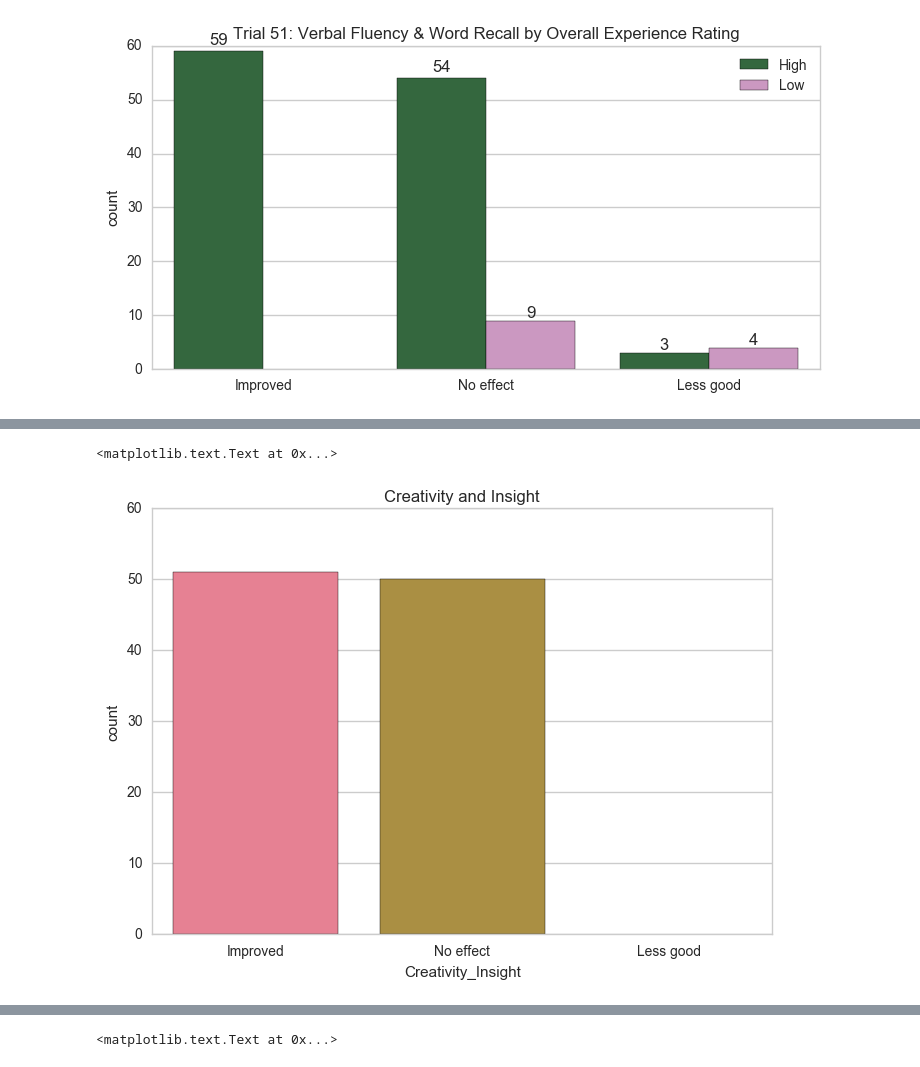
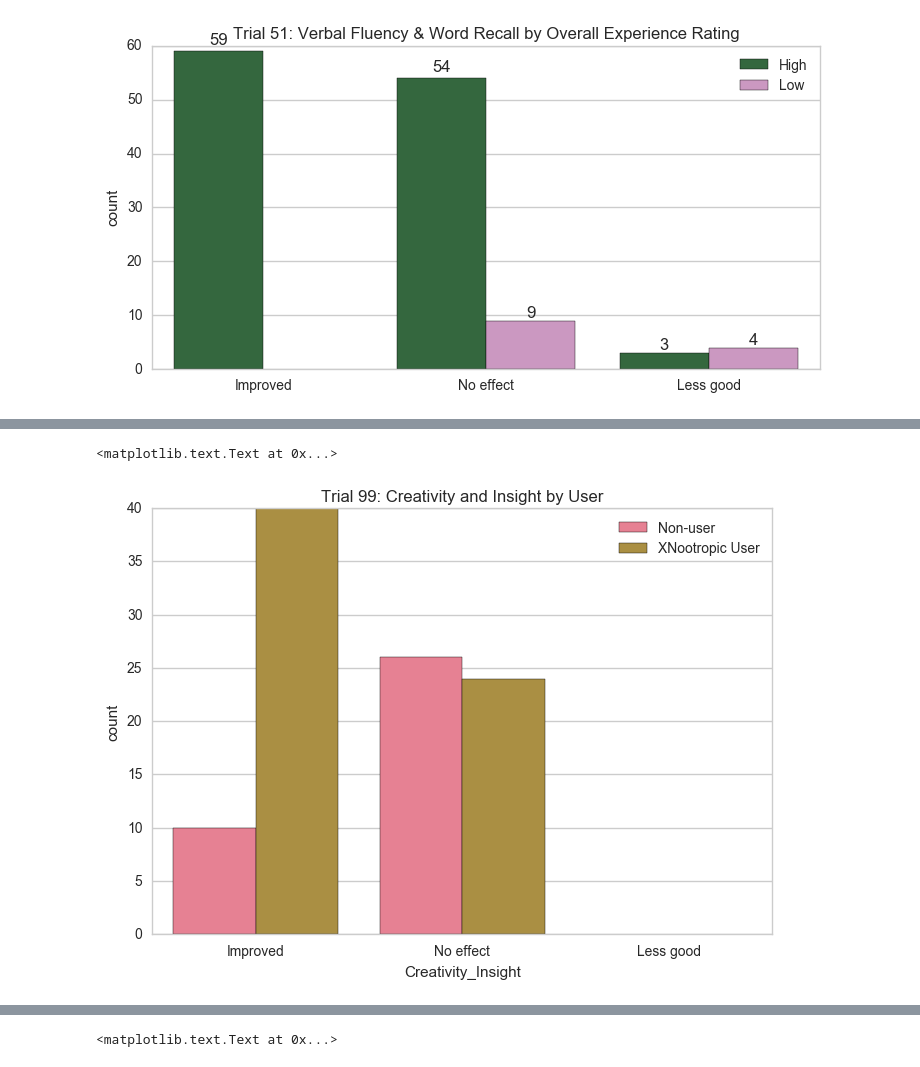
Before and after one commit to s-leung/NootropicProject, a Jupyter notebook: EDA.ipynb, the cells around one changed output, grey strips where cells are left out. Saved outputs shown, nothing was run; the diff lists cells and outputs as text; code cells hidden in the pictures.

```diff
--- a/EDA.ipynb
+++ b/EDA.ipynb
@@ -859,7 +955,8 @@ count_plot(df_51,'Verbal_Fluency_Word_Recall', 'Trial 51: Verbal Fluency & Word
 # %%
-sns.countplot(x='Creativity_Insight', data=df_99, order=x_order2)
-plt.title('Creativity and Insight')
+sns.countplot(x='Creativity_Insight', data=df_99, hue='User_Status', order=x_order2)
+plt.legend(loc='upper right')
+plt.title('Trial 99: Creativity and Insight by User')
 # %% [output]
 <matplotlib.text.Text at 0x...>
-[figure, old version]
+[figure, new version]
 # %%
```
Also changed, not shown: parts of 54 cells of this notebook.
